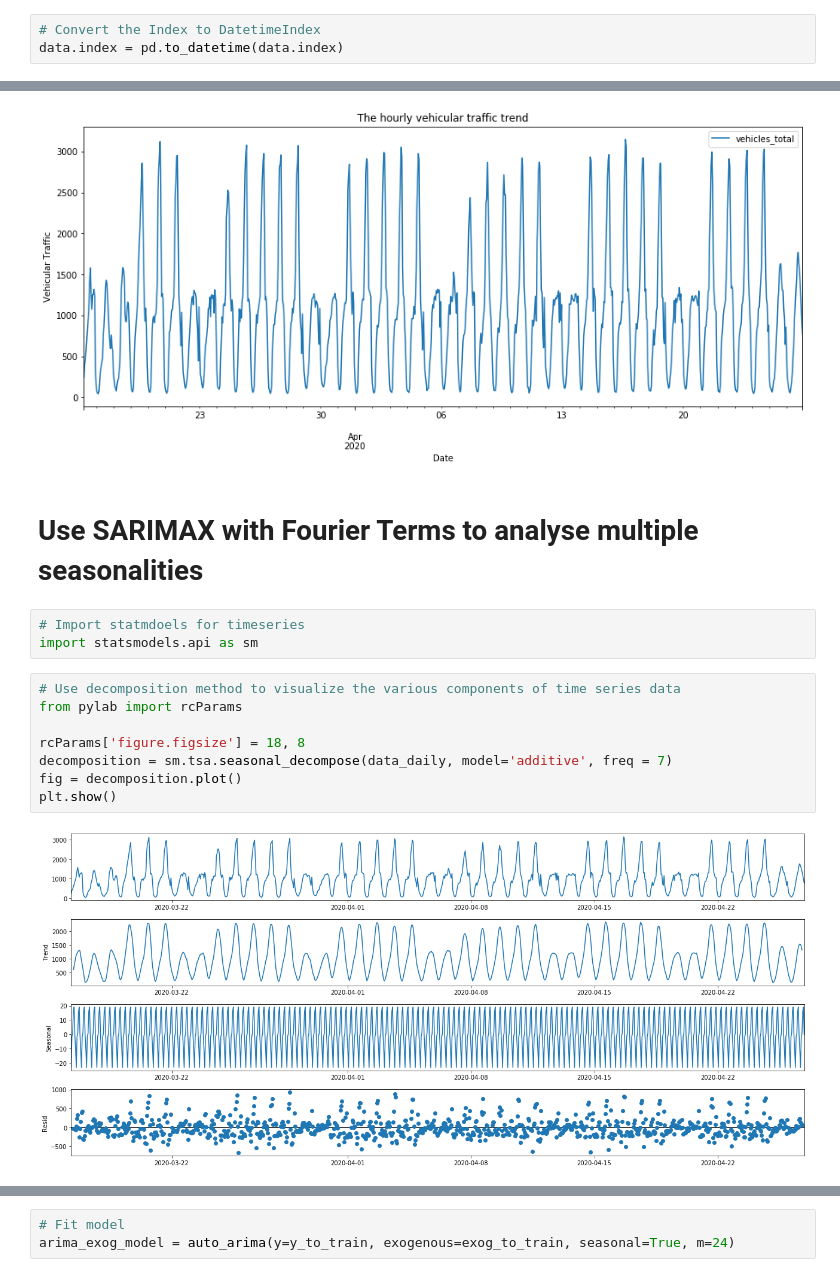
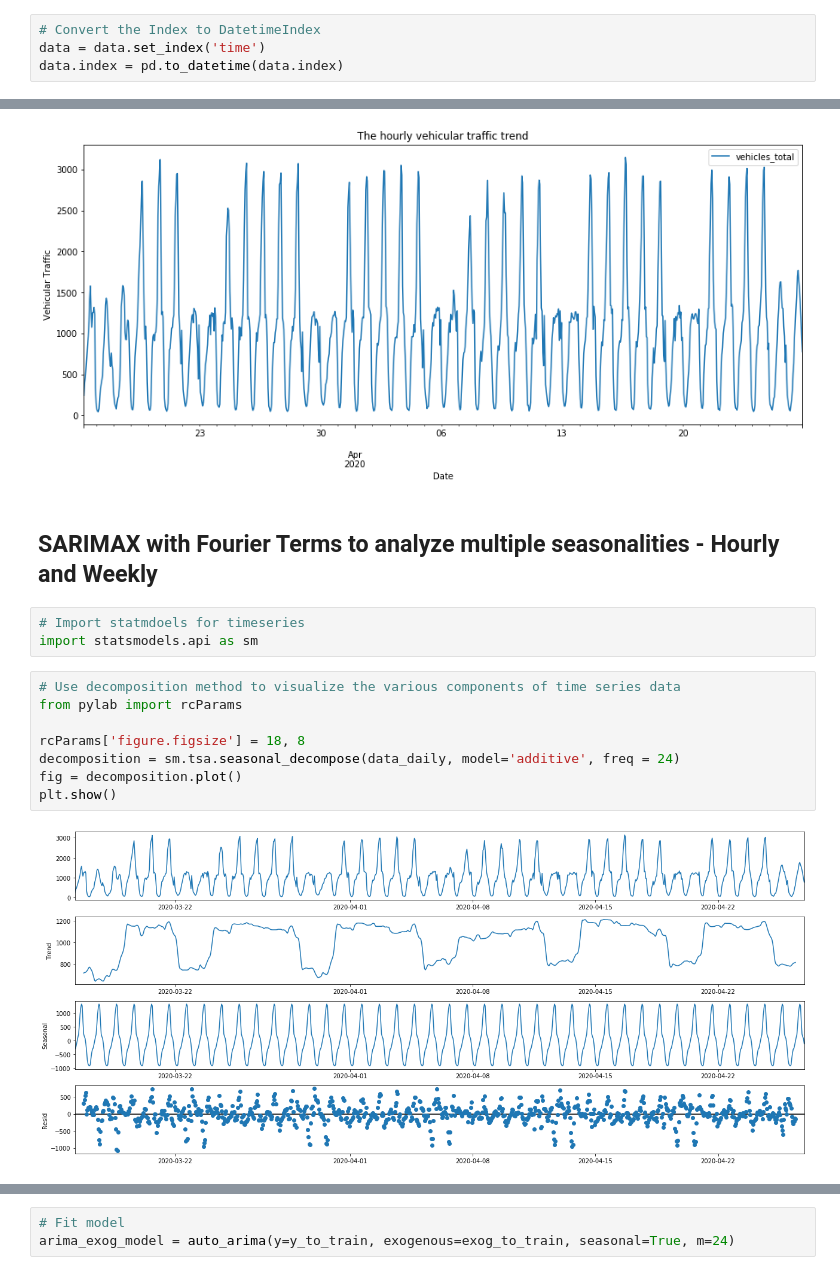
Before and after one commit to satishukadam/notebooks, a Jupyter notebook: SmartCity/MultipleSeasonalTimeSeriesAnalysis.ipynb, the cells around one changed output, grey strips where cells are left out. Cells and saved outputs as stored; diff of their text form.

```diff
--- a/SmartCity/MultipleSeasonalTimeSeriesAnalysis.ipynb
+++ b/SmartCity/MultipleSeasonalTimeSeriesAnalysis.ipynb
@@ -22,6 +22,7 @@ filterwarnings('ignore')
 data = pd.read_csv('D:\\Study\\DataScience\\Data\\MachineLearningData\\TrafficData\\hourlydata.csv')
 # %%
 # Convert the Index to DatetimeIndex
+data = data.set_index('time')
 data.index = pd.to_datetime(data.index)
 # %%
 # Resample the hourly data into daily data
@@ -36,17 +37,17 @@ plt.show()
 # %% [output]
 [figure]
 # %% [markdown]
-# Use SARIMAX with Fourier Terms to analyse multiple seasonalities
+## SARIMAX with Fourier Terms to analyze multiple seasonalities - Hourly and Weekly
 # %%
 # Import statmdoels for timeseries
 import statsmodels.api as sm
 # %%
 # Use decomposition method to visualize the various components of time series data
 from pylab import rcParams
 
 rcParams['figure.figsize'] = 18, 8
-decomposition = sm.tsa.seasonal_decompose(data_daily, model='additive', freq = 7)
+decomposition = sm.tsa.seasonal_decompose(data_daily, model='additive', freq = 24)
 fig = decomposition.plot()
 plt.show()
 # %% [output]
-[figure, old version]
+[figure, new version]
```
Also changed, not shown: parts of 35 cells of this notebook.
